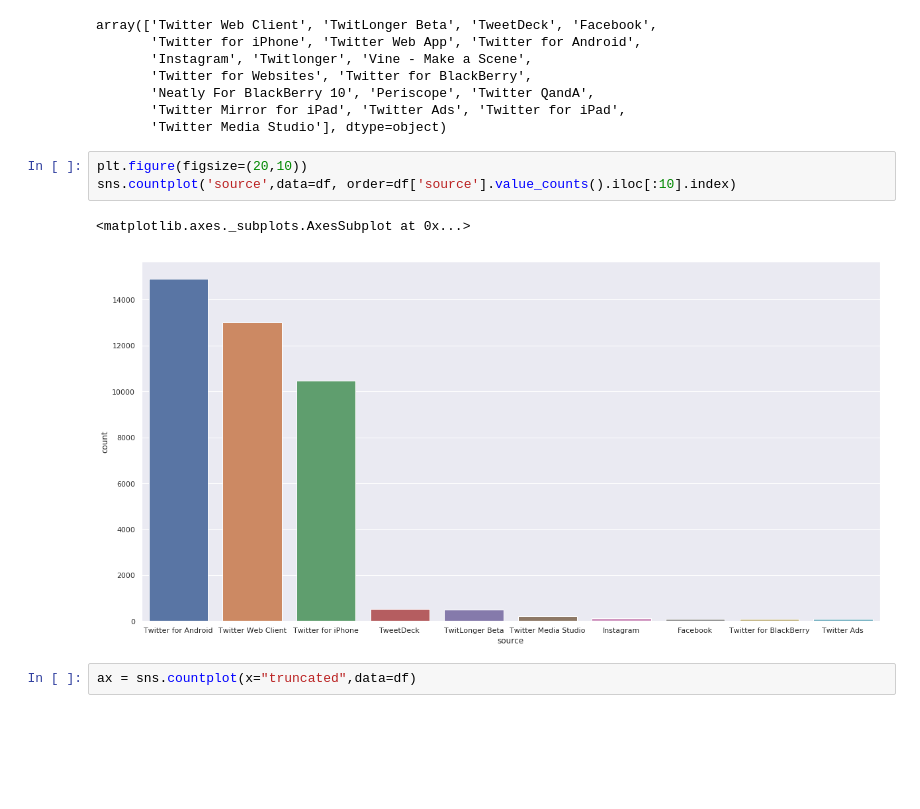
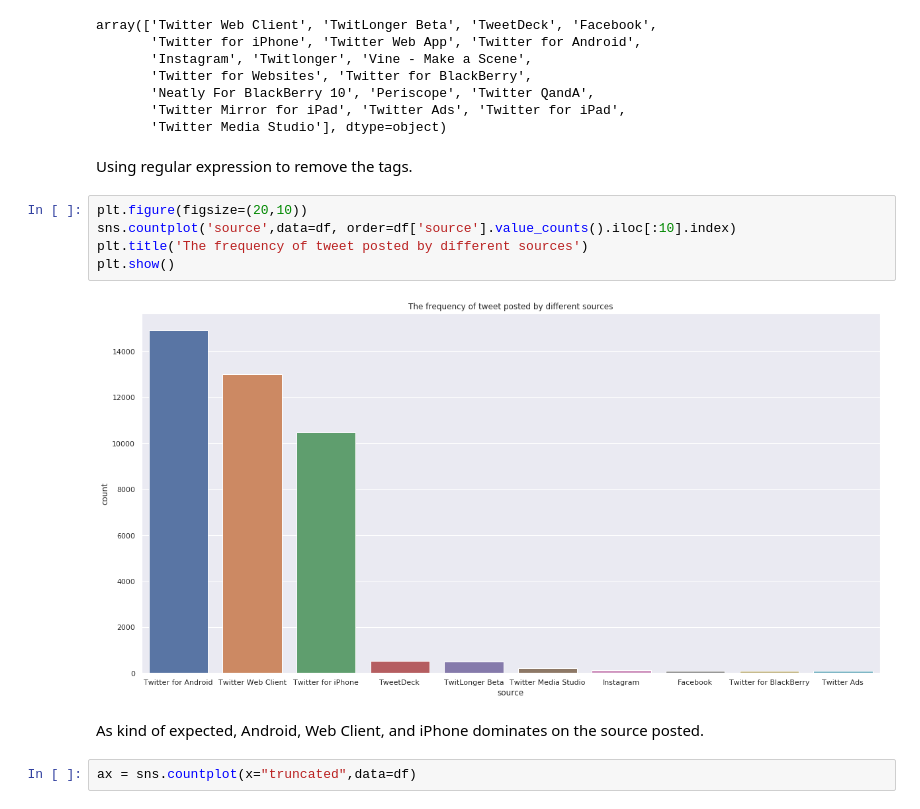
Before and after one commit to nakarinh14/eda-nlp-tweet, a Jupyter notebook: trump-tweets-eda.ipynb, the cells around one changed output. Saved outputs shown, nothing was run; the diff lists cells and outputs as text; blank space fills up the shorter version.

```diff
--- a/trump-tweets-eda.ipynb
+++ b/trump-tweets-eda.ipynb
@@ -187,12 +195,17 @@ array(['Twitter Web Client', 'TwitLonger Beta', 'TweetDeck', 'Facebook',
        'Neatly For BlackBerry 10', 'Periscope', 'Twitter QandA',
        'Twitter Mirror for iPad', 'Twitter Ads', 'Twitter for iPad',
        'Twitter Media Studio'], dtype=object)
+# %% [markdown]
+Using regular expression to remove the tags.
 # %%
 plt.figure(figsize=(20,10))
 sns.countplot('source',data=df, order=df['source'].value_counts().iloc[:10].index)
+plt.title('The frequency of tweet posted by different sources')
+plt.show()
 # %% [output]
-<matplotlib.axes._subplots.AxesSubplot at 0x...>
-[figure, old version]
+[figure, new version]
+# %% [markdown]
+As kind of expected, Android, Web Client, and iPhone dominates on the source posted.
 # %%
 ax = sns.countplot(x="truncated",data=df)
 # %% [output]
```
Also changed, not shown: parts of 24 cells of this notebook.
